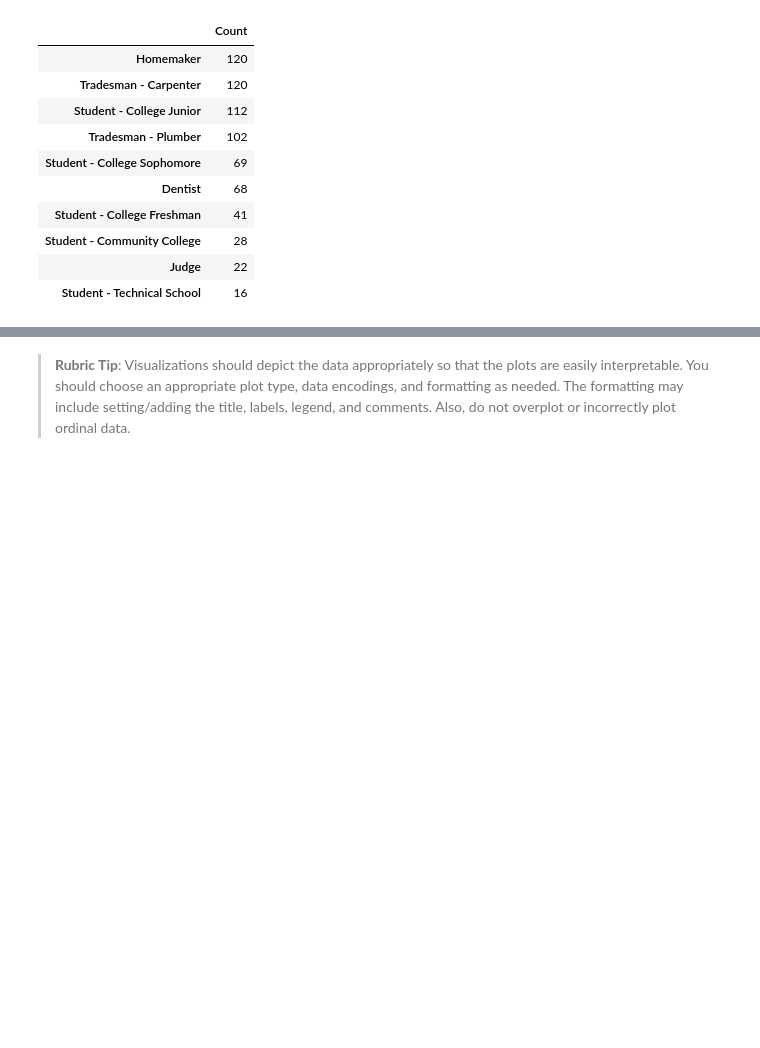
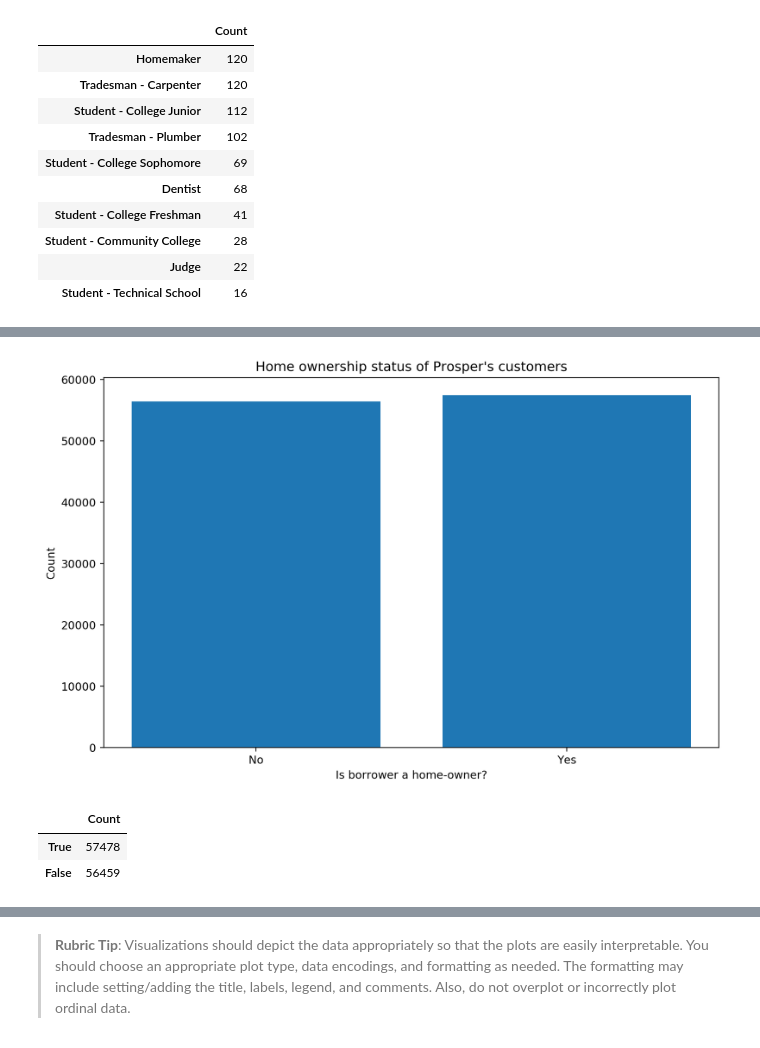
Before and after one commit to brk-a/alx-t-data-analyst, a Jupyter notebook: 0x02-project_3_visualise_data/Part_I_exploration_template.ipynb, the cells around one changed output, grey strips where cells are left out. Saved outputs shown, nothing was run; the diff lists cells and outputs as text; code cells hidden in the pictures; blank space fills up the shorter version.

```diff
--- a/0x02-project_3_visualise_data/Part_I_exploration_template.ipynb
+++ b/0x02-project_3_visualise_data/Part_I_exploration_template.ipynb
@@ -692,0 +771,20 @@ plt.barh(x, y, color=default_blue);
+# %%
+#Home ownership status
+
+#home ownership: values to plot
+y = df.IsBorrowerHomeowner.value_counts().values[:]
+x = df.IsBorrowerHomeowner.value_counts().index[:]
+
+#create viz
+create_fig('Is borrower a home-owner?', 'Count', 'Home ownership status of Prosper\'s customers')
+plt.bar(x, y, color=default_blue)
+plt.xticks(np.arange(2), ['No', 'Yes']);
+# %% [output]
+[figure, added]
+# %%
+#show home ownership status
+pd.DataFrame({k:v for (k, v) in zip(x, y)}, index=['Count']).transpose()
+# %% [output]
+|  | Count |
+| True | 57478 |
+| False | 56459 |
```
Also changed, not shown: parts of 18 cells of this notebook.
